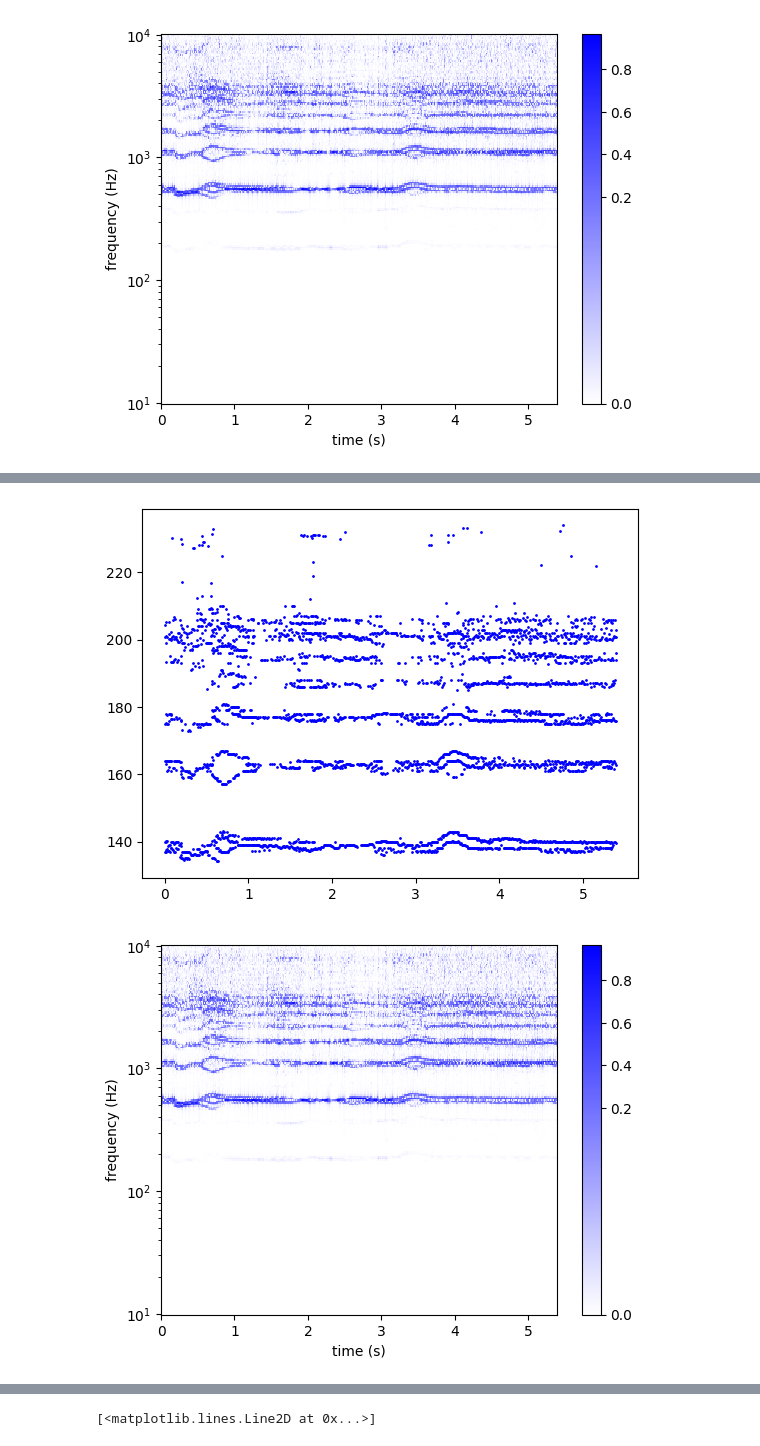
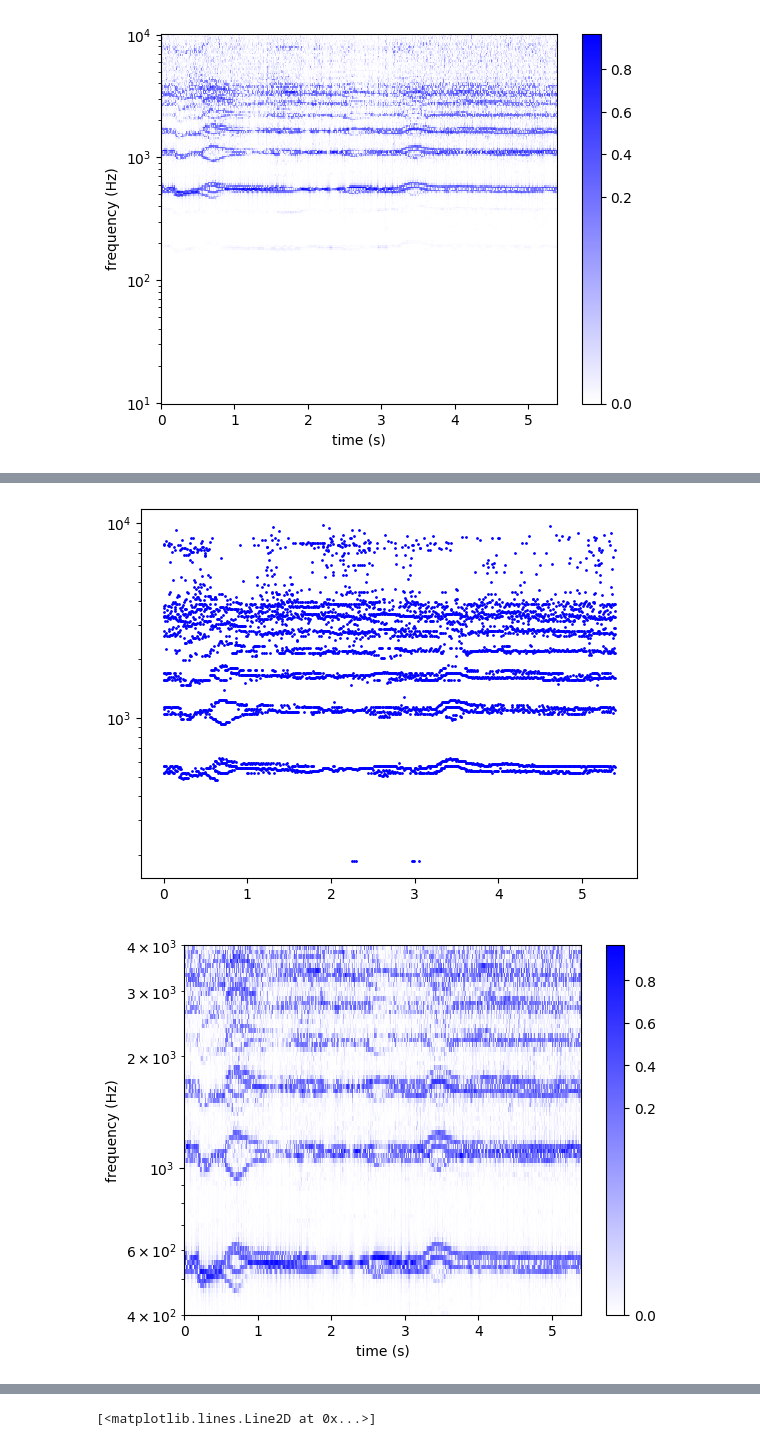
Before and after one commit to ajakovac/Mikrofonok, a Jupyter notebook: analysis.ipynb, the cells around one changed output, grey strips where cells are left out. Cells and saved outputs as stored; diff of their text form; code cells hidden in the pictures.

```diff
--- a/analysis.ipynb
+++ b/analysis.ipynb
@@ -111,14 +130,16 @@ for i,p in enumerate(peaks):
     if len(p)==0:
         continue
     t = times[i]
-    plt.plot(t*np.ones(shape=p.shape[0]), p[:,0], 'o', color='blue', ms=1)
+    plt.plot(t*np.ones(shape=p.shape[0]), p[:,1], 'o', color='blue', ms=1)
+plt.yscale('log')
     #plt.xlim(3,4)
 # %% [output]
-[figure, old version]
+[figure, new version]
 # %%
 fig, ax = plt.subplots()
 mesh = spect.show_spectrogram(ax=ax)
 fig.colorbar(mesh, ax=ax)
+ax.set_ylim(400,4000)
 plt.show()
 # %% [output]
-[figure, old version]
+[figure, new version]
```
Also changed, not shown: parts of 18 cells of this notebook.
